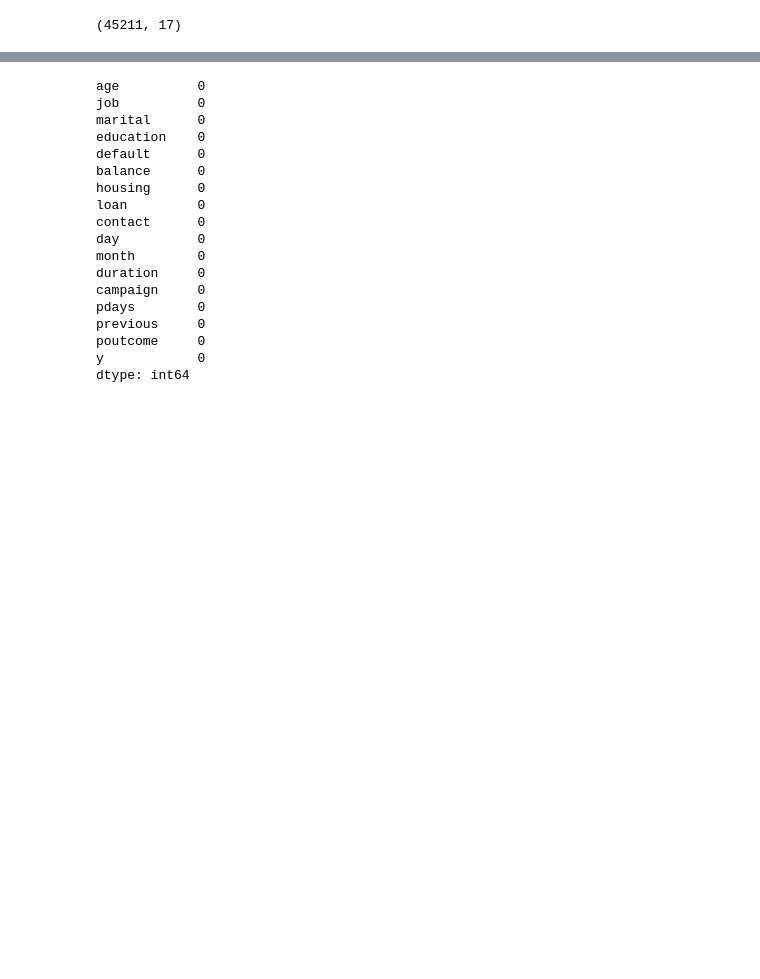
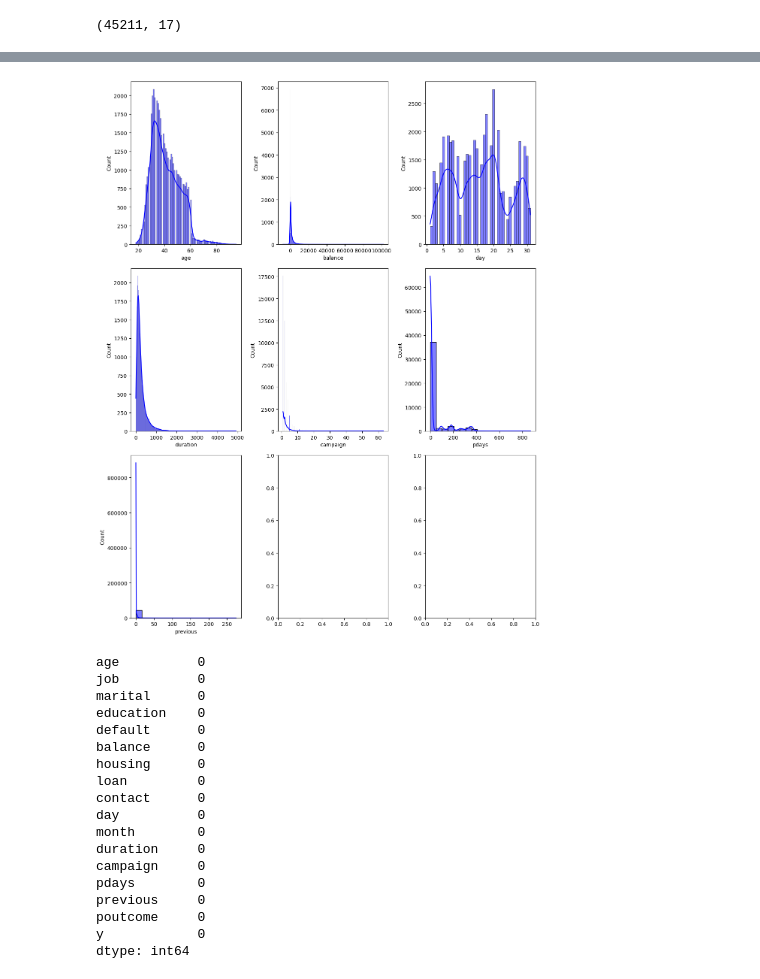
Before and after one commit to claireobrien00/Sem-2-CA1, a Jupyter notebook: Bank - pandas.ipynb, the cells around one changed output, grey strips where cells are left out. Drawn from its saved outputs; the diff is of its cells as text; code cells hidden in the pictures; blank space fills up the shorter version.

```diff
--- a/Bank - pandas.ipynb
+++ b/Bank - pandas.ipynb
@@ -44,3 +59,30 @@ df.shape
+# %%
+# Create subplots with 3 rows and 2 columns
+fig, axes = plt.subplots(3, 3, figsize=(12, 15))
+
+# Plot each histogram on its own subplot
+sns.histplot(data=df, x="age", kde=True, label='1', color='b', ax=axes[0, 0])
+sns.histplot(data=df, x="balance", kde=True, label='2', color='b', ax=axes[0, 1])
+sns.histplot(data=df, x="day", kde=True, label='2', color='b', ax=axes[0, 2])
+sns.histplot(data=df, x="duration", kde=True, label='3', color='b', ax=axes[1, 0])
+sns.histplot(data=df, x="campaign", kde=True, label='4', color='b', ax=axes[1, 1])
+sns.histplot(data=df, x="pdays", kde=True, label='5', color='b', ax=axes[1, 2])
+sns.histplot(data=df, x="previous", kde=True, label='6', color='b', ax=axes[2, 0])
+
+# Add legend to each subplot
+# for ax_row in axes:
+#     for ax in ax_row:
+#         ax.legend(loc='upper right')
+#         ax.grid(color='lightgrey', linewidth=0.25)
+
+# Adjust layout
+plt.tight_layout()
+
+# Show the plot
+#plt.savefig('livestock_histograms.png')
+plt.show()
+# %% [output]
+[figure, added]
 # %%
 df.isnull().sum()
 # %% [output]
```
Also changed, not shown: parts of 10 cells of this notebook, 5 other files.
